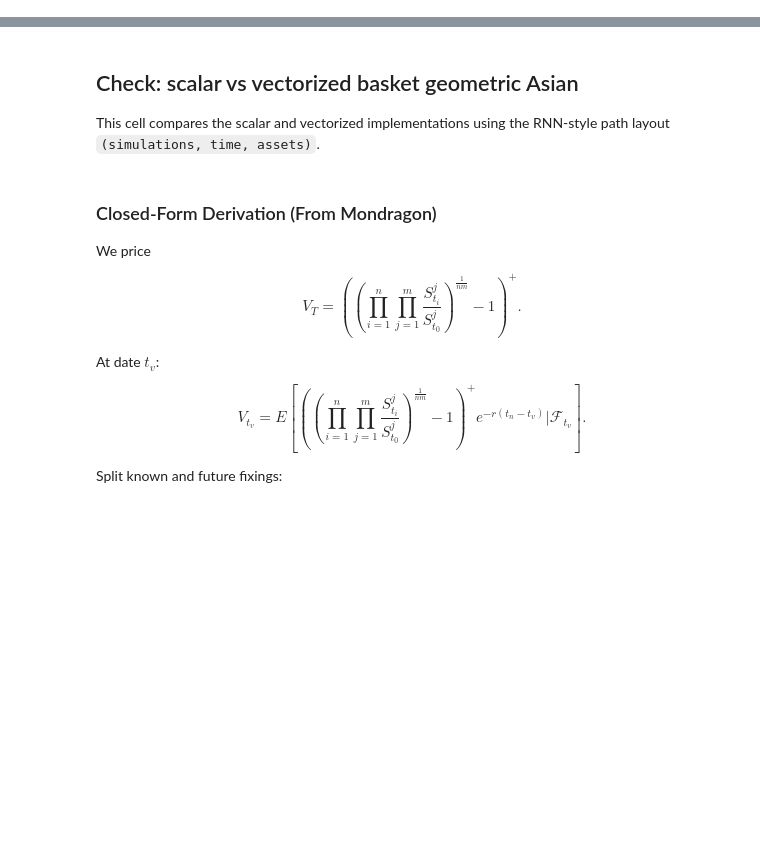
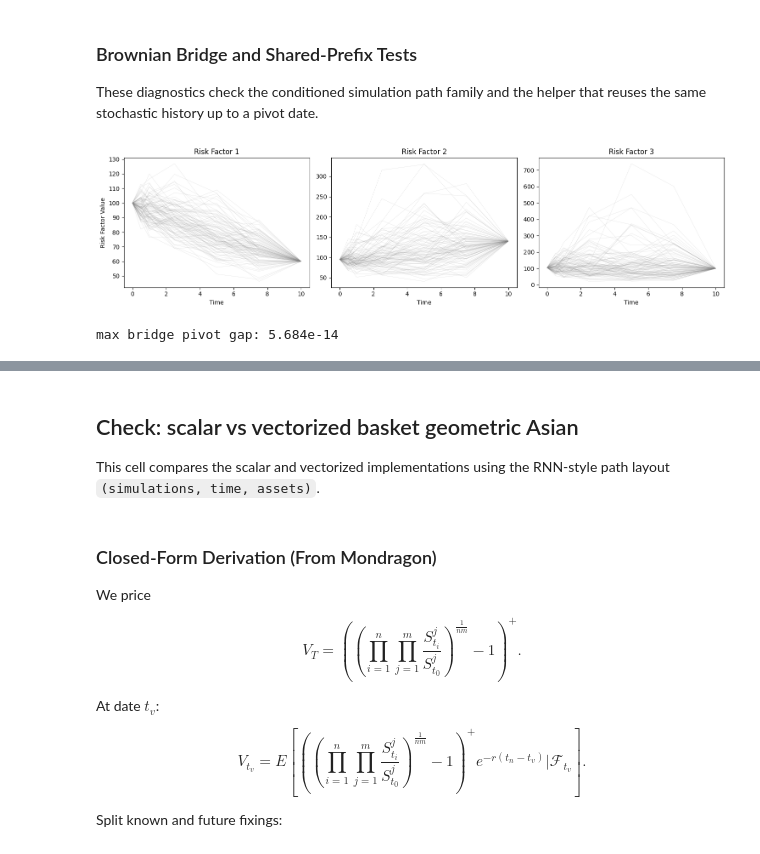
Before and after one commit to Lolillosky/PHD_CVA, a Jupyter notebook: NOTEBOOKS/PaperNotebooks/PaperResults.ipynb, the cells around one changed output, grey strips where cells are left out. Drawn from its saved outputs; the diff is of its cells as text; code cells hidden in the pictures; blank space fills up the shorter version.

```diff
--- a/NOTEBOOKS/PaperNotebooks/PaperResults.ipynb
+++ b/NOTEBOOKS/PaperNotebooks/PaperResults.ipynb
@@ -58,0 +176,39 @@ paths = simulator.simulate_paths(500)
+# %% [markdown]
+### Brownian Bridge and Shared-Prefix Tests
+
+These diagnostics check the conditioned simulation path family and the helper that reuses the same stochastic history up to a pivot date.
+# %%
+bridge_pivot_index = 6
+spot_at_pivot = torch.as_tensor([60.0, 140.0, 100.0], dtype=torch.float64)
+
+brown_bridge_paths = diagnostic_simulator.simulate_paths_with_bridge(
+    num_sims=3000,
+    pivot_step_idx=bridge_pivot_index,
+    spot_at_pivot=spot_at_pivot,
+)
+
+bridge_np = brown_bridge_paths.detach().cpu().numpy()
+fig, axes = plt.subplots(1, num_risk_factors, figsize=(15, 4), sharex=True)
+for asset_index, ax in enumerate(np.atleast_1d(axes)):
+    ax.plot(
+        diagnostic_time_steps[: bridge_pivot_index + 1],
+        bridge_np[:100, : bridge_pivot_index + 1, asset_index].T,
+        linewidth=0.3,
+        color="gray",
+        alpha=0.35,
+    )
+    ax.set_title(asset_labels[asset_index])
+    ax.set_xlabel("Time")
+axes[0].set_ylabel("Risk Factor Value")
+plt.tight_layout()
+display(fig)
+plt.close(fig)
+
+bridge_terminal_gap = torch.abs(
+    brown_bridge_paths[:, bridge_pivot_index, :] - spot_at_pivot.reshape(1, -1)
+).max()
+print(f"max bridge pivot gap: {bridge_terminal_gap.item():.3e}")
+assert bridge_terminal_gap < 1e-10
+# %% [output]
+[figure, added]
+max bridge pivot gap: 5.684e-14
```
Also changed, not shown: parts of 18 cells of this notebook, 1 other file.
